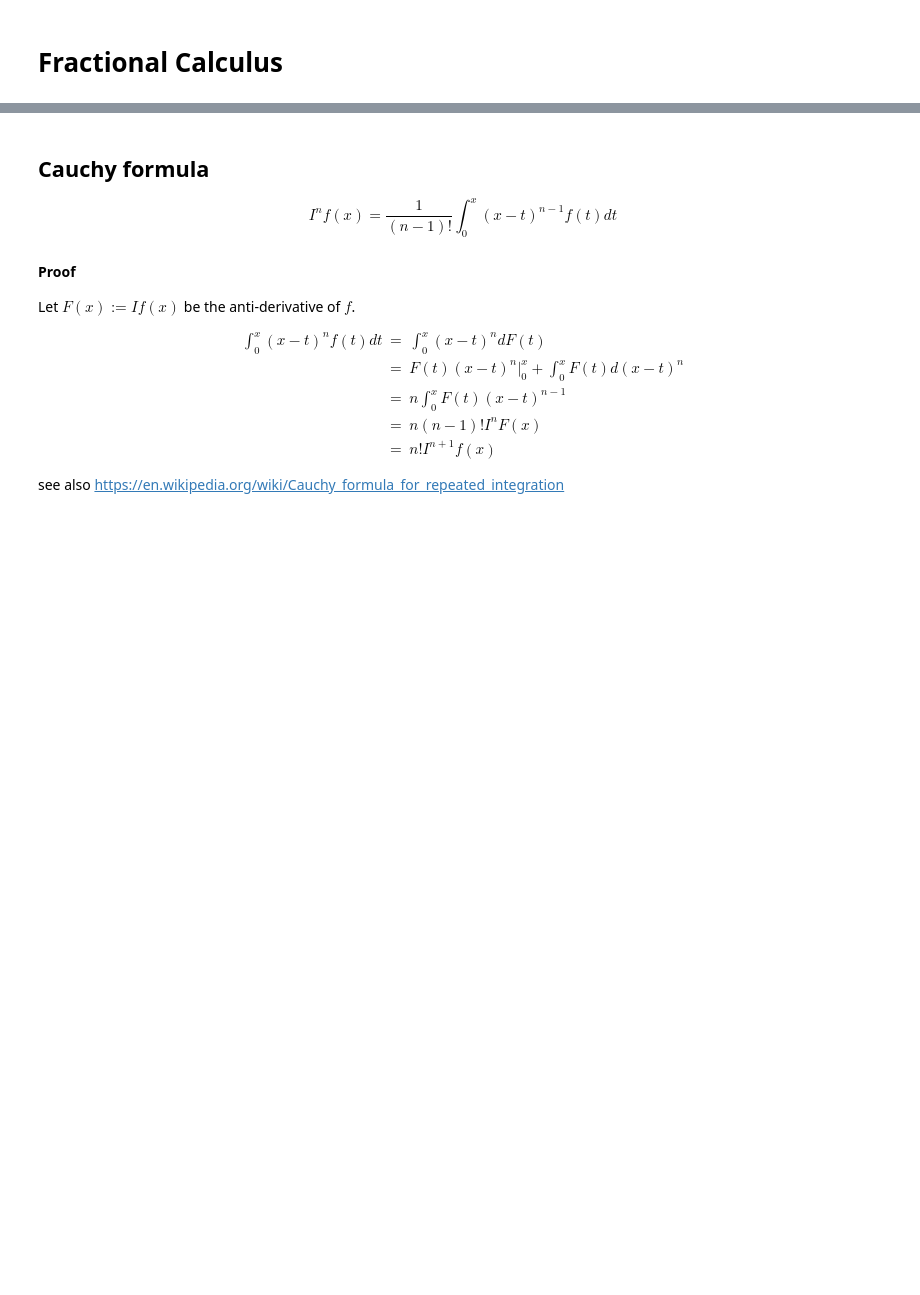
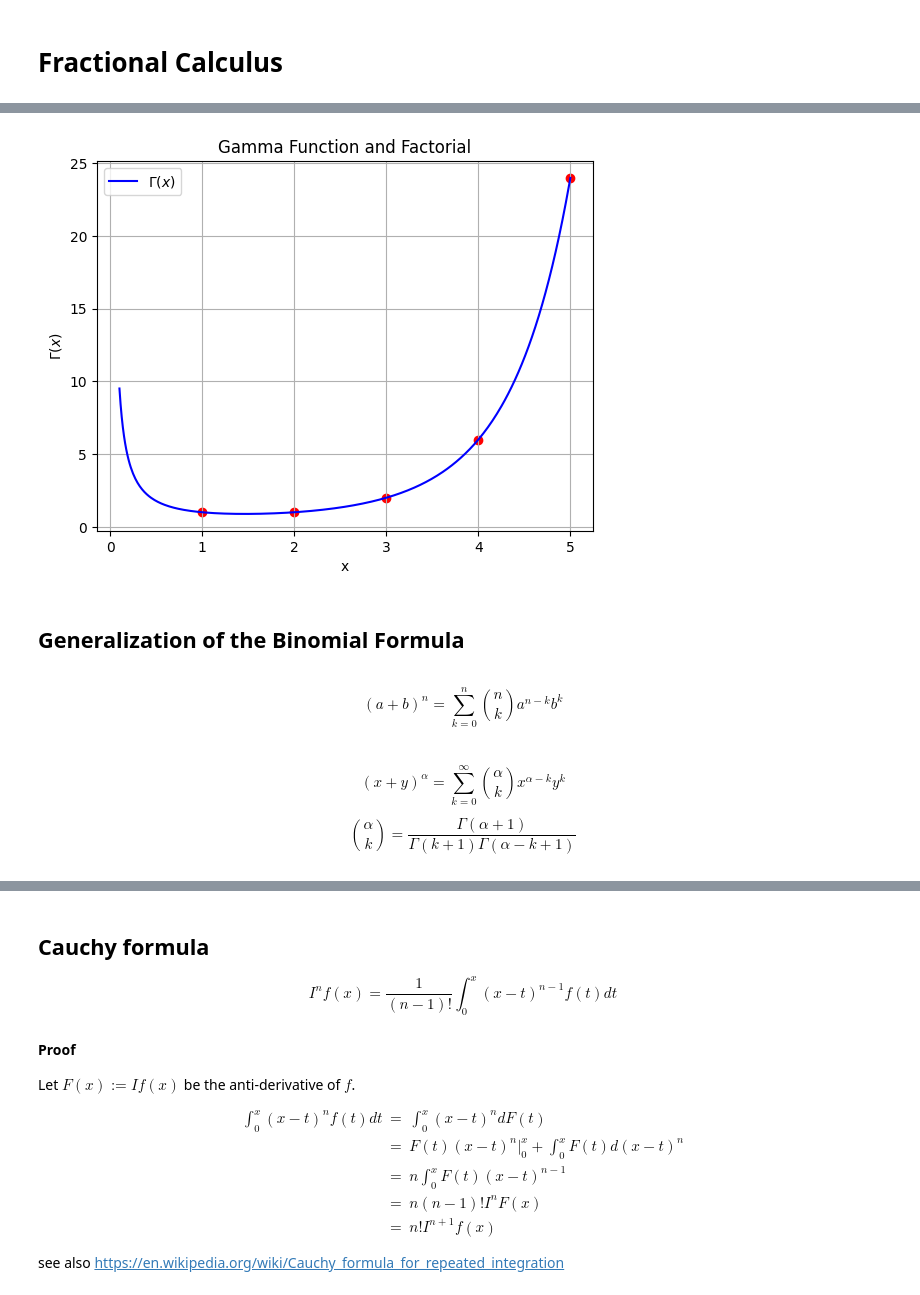
Before and after one commit to algorythmist/eccentric-math, a Jupyter notebook: fractional-calculus.ipynb, the cells around one changed output, grey strips where cells are left out. Cells and saved outputs as stored; diff of their text form; code cells hidden in the pictures; blank space fills up the shorter version.

```diff
--- a/fractional-calculus.ipynb
+++ b/fractional-calculus.ipynb
@@ -2,0 +31,44 @@
+# %%
+from scipy.special import gamma
+
+# Define the range of x values
+x = np.linspace(0.1, 5, 400)
+
+# Calculate the Gamma function values for the x values
+y = gamma(x)
+
+# Define integer points
+x_integers = np.arange(1, 6)
+y_integers = gamma(x_integers)
+
+# Create the plot for the Gamma function
+plt.plot(x, y, label=r'$\Gamma(x)$', color='b')
+
+# Add bullets at the integer points
+plt.scatter(x_integers, y_integers, color='r', marker='o')
+
+# Add title and labels
+plt.title('Gamma Function and Factorial')
+plt.xlabel('x')
+plt.ylabel(r'$\Gamma(x)$')
+plt.legend()
+
+# Show the plot
+plt.grid(True)
+plt.show()
+# %% [output]
+[figure, added]
+# %% [markdown]
+## Generalization of the Binomial Formula
+# %% [markdown]
+$$
+(a + b)^n = \sum_{k=0}^{n} \binom{n}{k} a^{n-k} b^k
+$$
+# %% [markdown]
+$$
+(x + y)^\alpha = \sum_{k=0}^{\infty} \binom{\alpha}{k} x^{\alpha - k} y^k
+$$
+
+$$
+\binom{\alpha}{k} = \frac{\Gamma(\alpha + 1)}{\Gamma(k + 1) \Gamma(\alpha - k + 1)}
+$$
```
Also changed, not shown: parts of 30 cells of this notebook, 2 other files.
